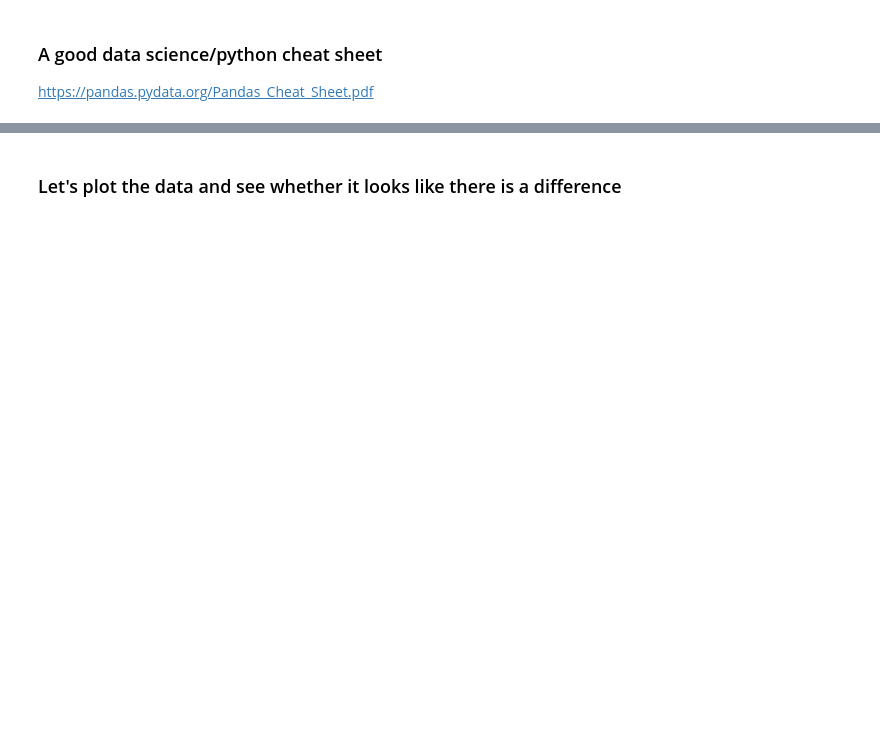
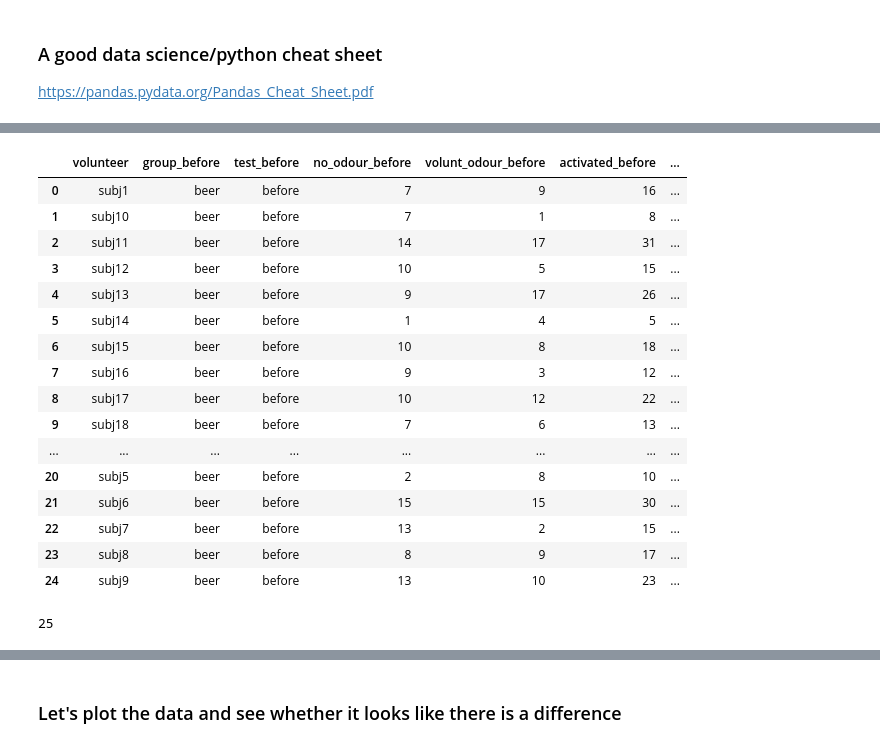
Before and after one commit to olsonac/data_science_for_brain_and_behaviour_26-27, a Jupyter notebook: Lectures/wk7_2_permutation_tests2/permutation_tests.ipynb, the cells around one changed output, grey strips where cells are left out. Cells and saved outputs as stored; diff of their text form; code cells hidden in the pictures; blank space fills up the shorter version.

```diff
--- a/Lectures/wk7_2_permutation_tests2/permutation_tests.ipynb
+++ b/Lectures/wk7_2_permutation_tests2/permutation_tests.ipynb
@@ -245,0 +316,6 @@ after_water_data=after_water_data.drop(columns=['test','group']) # don't need th
+# %%
+# do the same for beer
+beer_before_filter = (new_moz_data["group"] == "beer") & \
+                      (new_moz_data["test"] == "before")
+before_beer_data = new_moz_data[beer_before_filter]
+before_beer_data.head()
@@ -245,0 +329,5 @@ after_water_data=after_water_data.drop(columns=['test','group']) # don't need th
+# %%
+beer_after_filter = (new_moz_data["group"] == "beer") & \
+                      (new_moz_data["test"] == "after")
+after_beer_data = new_moz_data[beer_after_filter]
+after_beer_data.head()
@@ -309,3 +441,30 @@ water_data.head()
+# %%
+# do the same for beer
+beer_data = pd.merge(before_beer_data,after_beer_data,
+                      how='outer',
+                      on=['volunteer'],
+                      suffixes=('_before','_after'))
+beer_data # check there are no misaligined rows (% activated before/after would be missing)
+# %% [output]
+|  | volunteer | group_before | test_before | no_odour_before | volunt_odour_before | activated_before | ... |
+| 0 | subj1 | beer | before | 7 | 9 | 16 | ... |
+| 1 | subj10 | beer | before | 7 | 1 | 8 | ... |
+| 2 | subj11 | beer | before | 14 | 17 | 31 | ... |
+| 3 | subj12 | beer | before | 10 | 5 | 15 | ... |
+| 4 | subj13 | beer | before | 9 | 17 | 26 | ... |
+| 5 | subj14 | beer | before | 1 | 4 | 5 | ... |
+| 6 | subj15 | beer | before | 10 | 8 | 18 | ... |
+| 7 | subj16 | beer | before | 9 | 3 | 12 | ... |
+| 8 | subj17 | beer | before | 10 | 12 | 22 | ... |
+| 9 | subj18 | beer | before | 7 | 6 | 13 | ... |
+| ... | ... | ... | ... | ... | ... | ... | ... |
+| 20 | subj5 | beer | before | 2 | 8 | 10 | ... |
+| 21 | subj6 | beer | before | 15 | 15 | 30 | ... |
+| 22 | subj7 | beer | before | 13 | 2 | 15 | ... |
+| 23 | subj8 | beer | before | 8 | 9 | 17 | ... |
+| 24 | subj9 | beer | before | 13 | 10 | 23 | ... |
 # %%
 # how many beer drinkers do we have?
 len(beer_data)
+# %% [output]
+25
```
Also changed, not shown: parts of 36 cells of this notebook, 19 other files.
